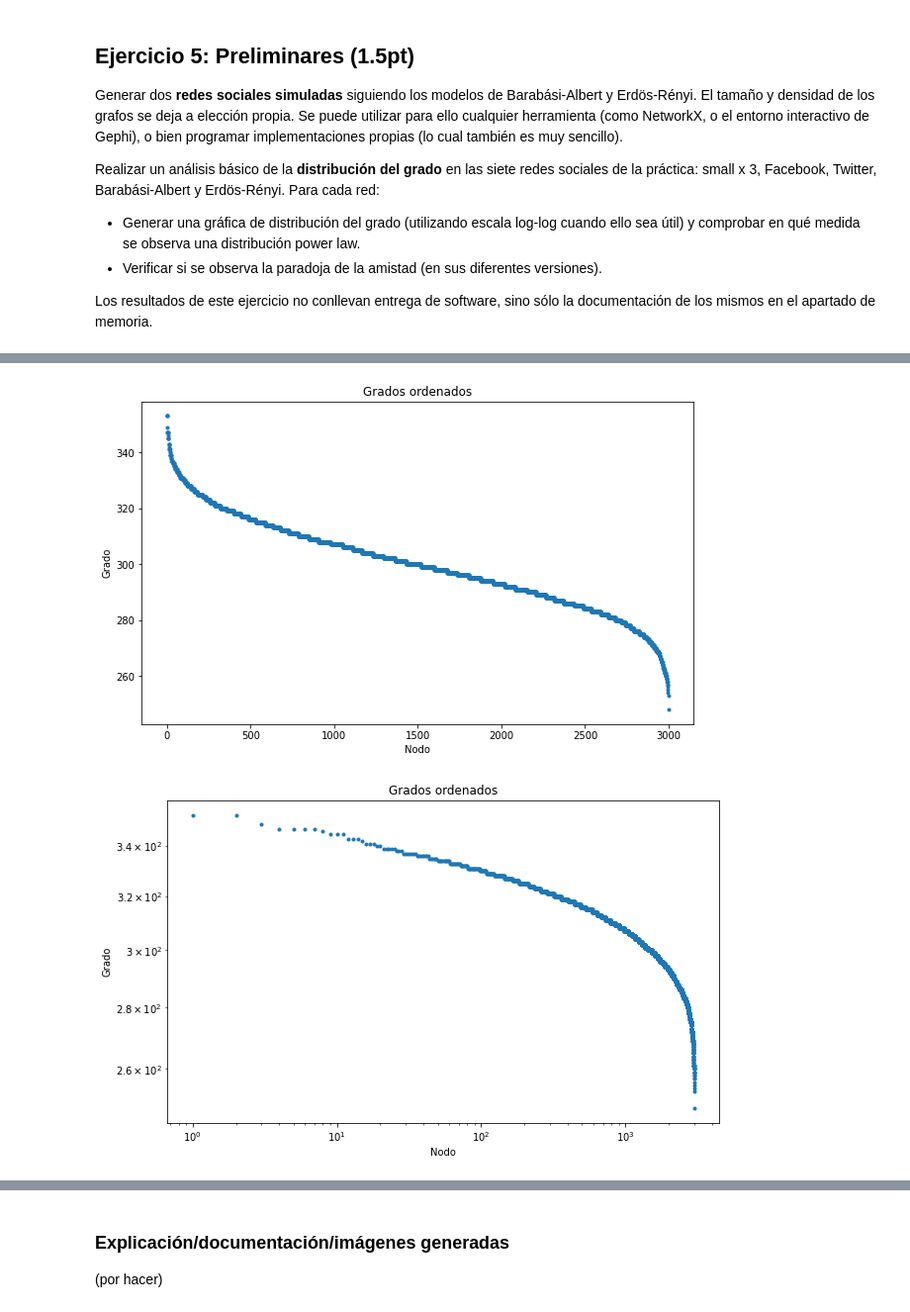
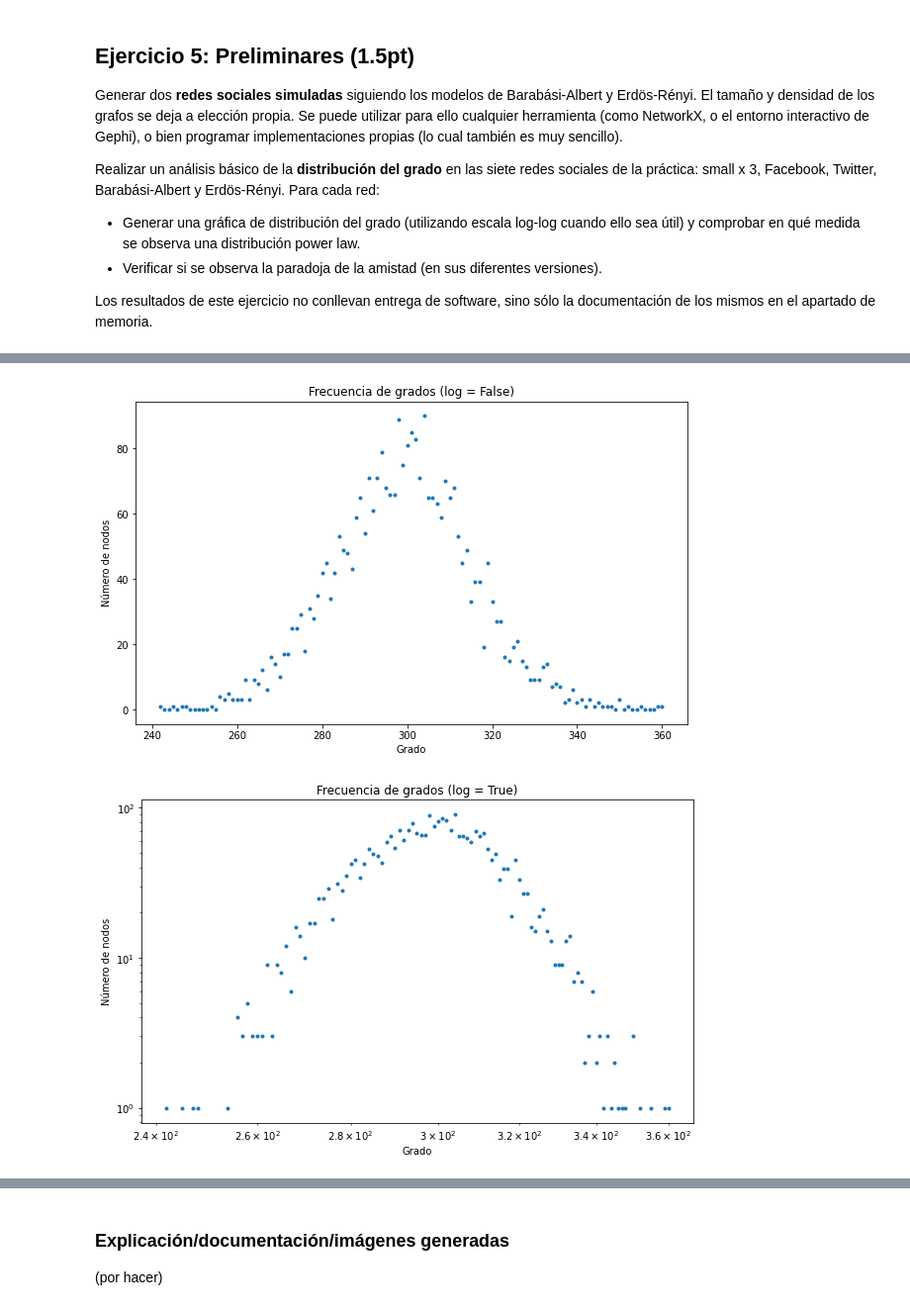
Before and after one commit to anamarsabi/bminf, a Jupyter notebook: practica-3/P3-SNA.ipynb, the cells around one changed output, grey strips where cells are left out. Shown at 99% size. Drawn from its saved outputs; the diff is of its cells as text; code cells hidden in the pictures.

```diff
--- a/practica-3/P3-SNA.ipynb
+++ b/practica-3/P3-SNA.ipynb
@@ -259,0 +310,24 @@ df_barabasi
+# %%
+def plot_frecuencia_grados(adjacency_matrix, log=False):
+    """ Función que pinta una gráfica con la frecuencia de los grados de una red.
+
+    Args:
+        adjacency_matrix (numpy.ndarray): Matriz de adyacencia
+        log (bool, optional): Si es True, pinta la gráfica en escala logarítmica.
+                              Por defecto es False.
+    """
+    # Calculamos la frecuencia de los grados
+    degrees, degrees_count = degree_frequency(adjacency_matrix)
+
+    # Plot de la distribución de grados
+    plt.figure(figsize=(10, 6))
+
+    if log:
+        plt.loglog(degrees, degrees_count, '.')
+    else:
+        plt.plot(degrees, degrees_count, '.')
+
+    plt.xlabel('Grado')
+    plt.ylabel('Número de nodos')
+    plt.title(f'Frecuencia de grados (log = {log})')
+    plt.show()
@@ -335,23 +380,10 @@ plt.show()
-# %%
-# Ordenamos los nodos de los grados de mayor a menor
-nodes_degrees = np.sort(nodes_degrees)[::-1]
-
-# Plot de los grados ordenados. En el eje x está el nodo y en el eje y el grado
-plt.figure(figsize=(10, 6))
-plt.plot(np.arange(nodes_degrees.shape[0]), nodes_degrees, '.')
-plt.xlabel('Nodo')
-plt.ylabel('Grado')
-plt.title('Grados ordenados')
-plt.show()
-# %% [output]
-[figure, removed]
-# %%
-# Plot de los grados ordenados en escala logarítmica.
-plt.figure(figsize=(10, 6))
-plt.loglog(np.arange(nodes_degrees.shape[0]), nodes_degrees, '.')
-plt.xlabel('Nodo')
-plt.ylabel('Grado')
-plt.title('Grados ordenados')
-plt.show()
-# %% [output]
-[figure, removed]
+# %%
+# Creamos la matriz de adyacencia a partir de las conexiones
+adjacency_matrix = adjacency_matrix_from_df(df)
+# %%
+# Pintamos la distribución de la frecuencia de los grados y los grados ordenados
+plot_frecuencia_grados(adjacency_matrix, log=False)
+plot_frecuencia_grados(adjacency_matrix, log=True)
+# %% [output]
+[figure, added]
+[figure, added]
```
Also changed, not shown: parts of 11 cells of this notebook.
